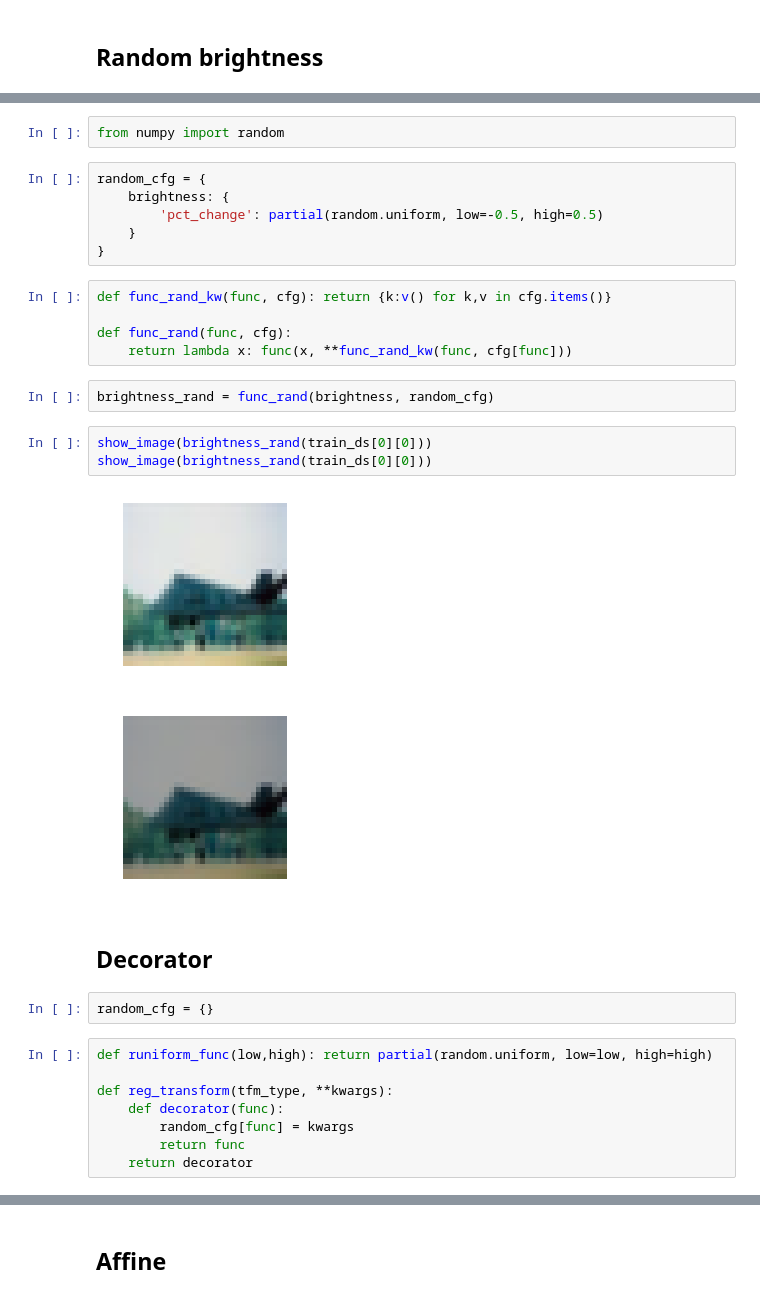
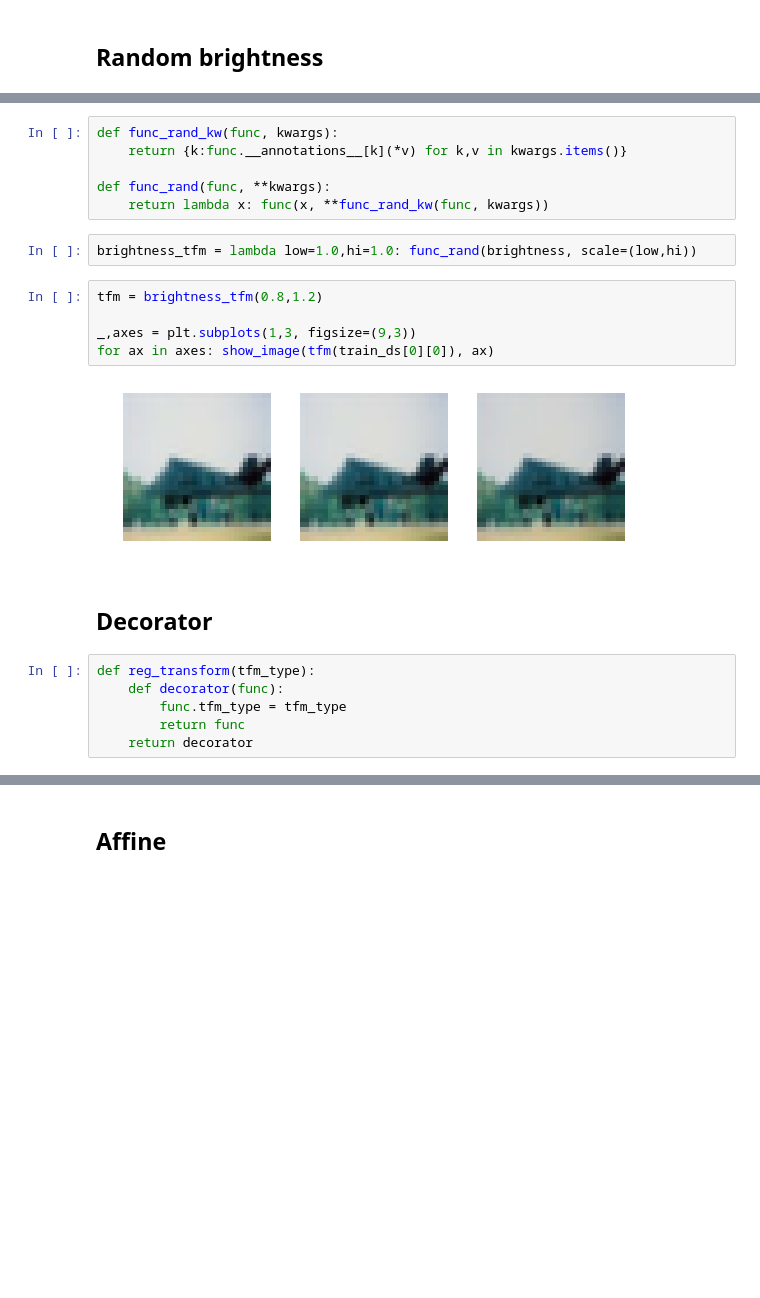
Before and after one commit to fastai/fastai_old, a Jupyter notebook: dev_nb/002_images.ipynb, the cells around one changed output, grey strips where cells are left out. Drawn from its saved outputs; the diff is of its cells as text; blank space fills up the shorter version.

Commit message:
simply annotations

```diff
--- a/dev_nb/002_images.ipynb
+++ b/dev_nb/002_images.ipynb
@@ -197,34 +199,24 @@ show_image(brightness(train_ds[0][0],-0.5))
-# %%
-from numpy import random
-# %%
-random_cfg = {
-    brightness: {
-        'pct_change': partial(random.uniform, low=-0.5, high=0.5)
-    }
-}
 # %%
-def func_rand_kw(func, cfg): return {k:v() for k,v in cfg.items()}
+def func_rand_kw(func, kwargs):
+    return {k:func.__annotations__[k](*v) for k,v in kwargs.items()}
 
-def func_rand(func, cfg):
-    return lambda x: func(x, **func_rand_kw(func, cfg[func]))
+def func_rand(func, **kwargs):
+    return lambda x: func(x, **func_rand_kw(func, kwargs))
-# %%
-brightness_rand = func_rand(brightness, random_cfg)
-# %%
-show_image(brightness_rand(train_ds[0][0]))
-show_image(brightness_rand(train_ds[0][0]))
-# %% [output]
-[figure, removed]
-[figure, removed]
+# %%
+brightness_tfm = lambda low=1.0,hi=1.0: func_rand(brightness, scale=(low,hi))
+# %%
+tfm = brightness_tfm(0.8,1.2)
+
+_,axes = plt.subplots(1,3, figsize=(9,3))
+for ax in axes: show_image(tfm(train_ds[0][0]), ax)
+# %% [output]
+[figure, added]
 # %% [markdown]
 ## Decorator
-# %%
-random_cfg = {}
 # %%
-def runiform_func(low,high): return partial(random.uniform, low=low, high=high)
-
-def reg_transform(tfm_type, **kwargs):
+def reg_transform(tfm_type):
     def decorator(func):
-        random_cfg[func] = kwargs
+        func.tfm_type = tfm_type
         return func
     return decorator
 # %%
```
Also changed, not shown: parts of 17 cells of this notebook.
